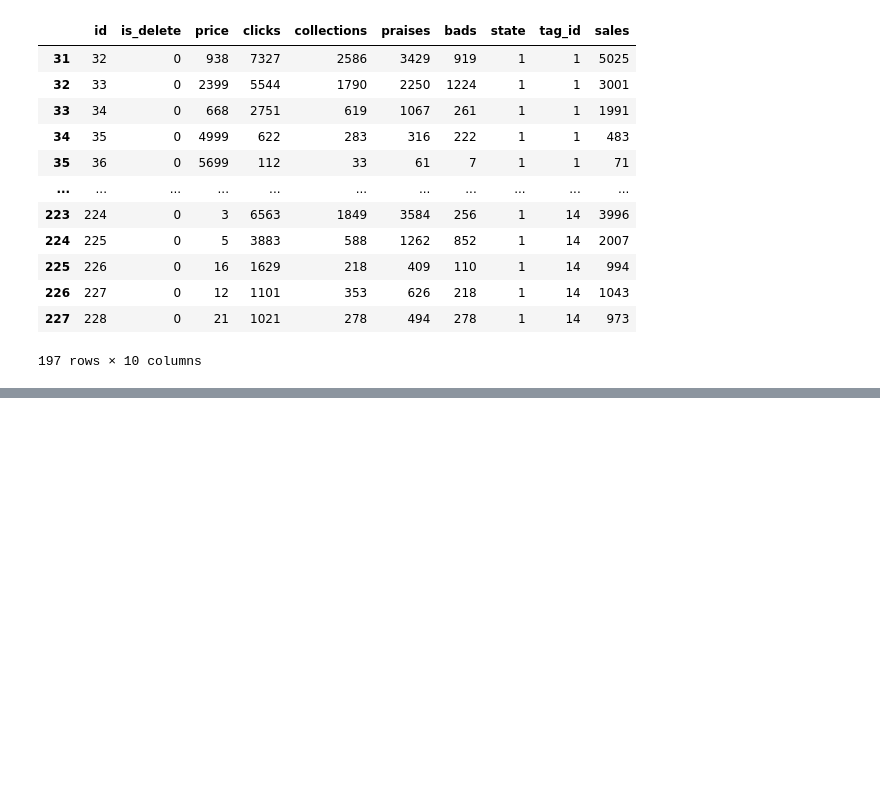
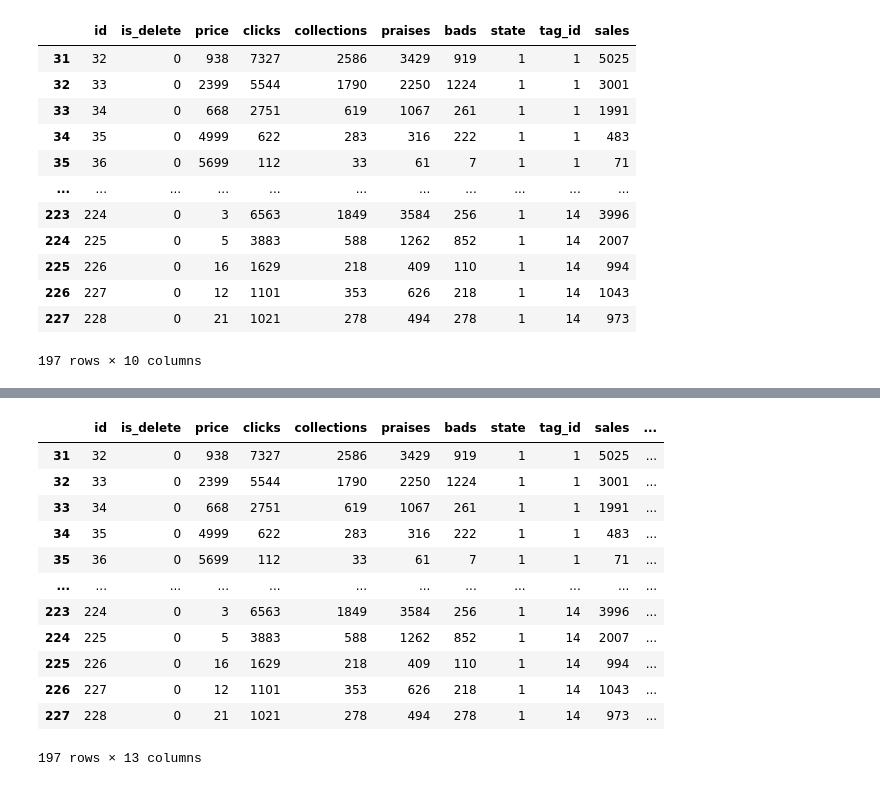
Before and after one commit to BigCat20196/crawler, a Jupyter notebook: 淘宝爬虫/Recommendition-Goods1.ipynb, the cells around one changed output, grey strips where cells are left out. Cells and saved outputs as stored; diff of their text form; code cells hidden in the pictures; blank space fills up the shorter version.

```diff
--- a/淘宝爬虫/Recommendition-Goods1.ipynb
+++ b/淘宝爬虫/Recommendition-Goods1.ipynb
@@ -73,0 +91,23 @@ goods
+# %%
+pd.cut(goods.clicks, bins=[0, 100, 300, 500, 800, 1000, 2000, 4000, 6000, 10000, 100000], labels=[i for i in range(10)])
+goods['clicks_cut'] = pd.cut(goods.clicks, bins=[0, 100, 300, 500, 800, 1000, 2000, 4000, 6000, 10000, 100000], labels=[i for i in range(10)])
+# %%
+goods['collections_cut'] = pd.qcut(goods.collections, q=10, labels=[i for i in range(10)])
+goods['praises_cut'] = pd.qcut(goods.praises, q=10, labels=[i for i in range(10)])
+goods['bads_cut'] = pd.qcut(goods.bads, q=10, labels=[i for i in range(10)])
+goods['sales_cut'] = pd.qcut(goods.sales, q=10, labels=[i for i in range(10)])
+goods
+# %% [output]
+|  | id | is_delete | price | clicks | collections | praises | bads | state | tag_id | sales | ... |
+| 31 | 32 | 0 | 938 | 7327 | 2586 | 3429 | 919 | 1 | 1 | 5025 | ... |
+| 32 | 33 | 0 | 2399 | 5544 | 1790 | 2250 | 1224 | 1 | 1 | 3001 | ... |
+| 33 | 34 | 0 | 668 | 2751 | 619 | 1067 | 261 | 1 | 1 | 1991 | ... |
+| 34 | 35 | 0 | 4999 | 622 | 283 | 316 | 222 | 1 | 1 | 483 | ... |
+| 35 | 36 | 0 | 5699 | 112 | 33 | 61 | 7 | 1 | 1 | 71 | ... |
+| ... | ... | ... | ... | ... | ... | ... | ... | ... | ... | ... | ... |
+| 223 | 224 | 0 | 3 | 6563 | 1849 | 3584 | 256 | 1 | 14 | 3996 | ... |
+| 224 | 225 | 0 | 5 | 3883 | 588 | 1262 | 852 | 1 | 14 | 2007 | ... |
+| 225 | 226 | 0 | 16 | 1629 | 218 | 409 | 110 | 1 | 14 | 994 | ... |
+| 226 | 227 | 0 | 12 | 1101 | 353 | 626 | 218 | 1 | 14 | 1043 | ... |
+| 227 | 228 | 0 | 21 | 1021 | 278 | 494 | 278 | 1 | 14 | 973 | ... |
+197 rows × 13 columns
```
Also changed, not shown: parts of 7 cells of this notebook.
